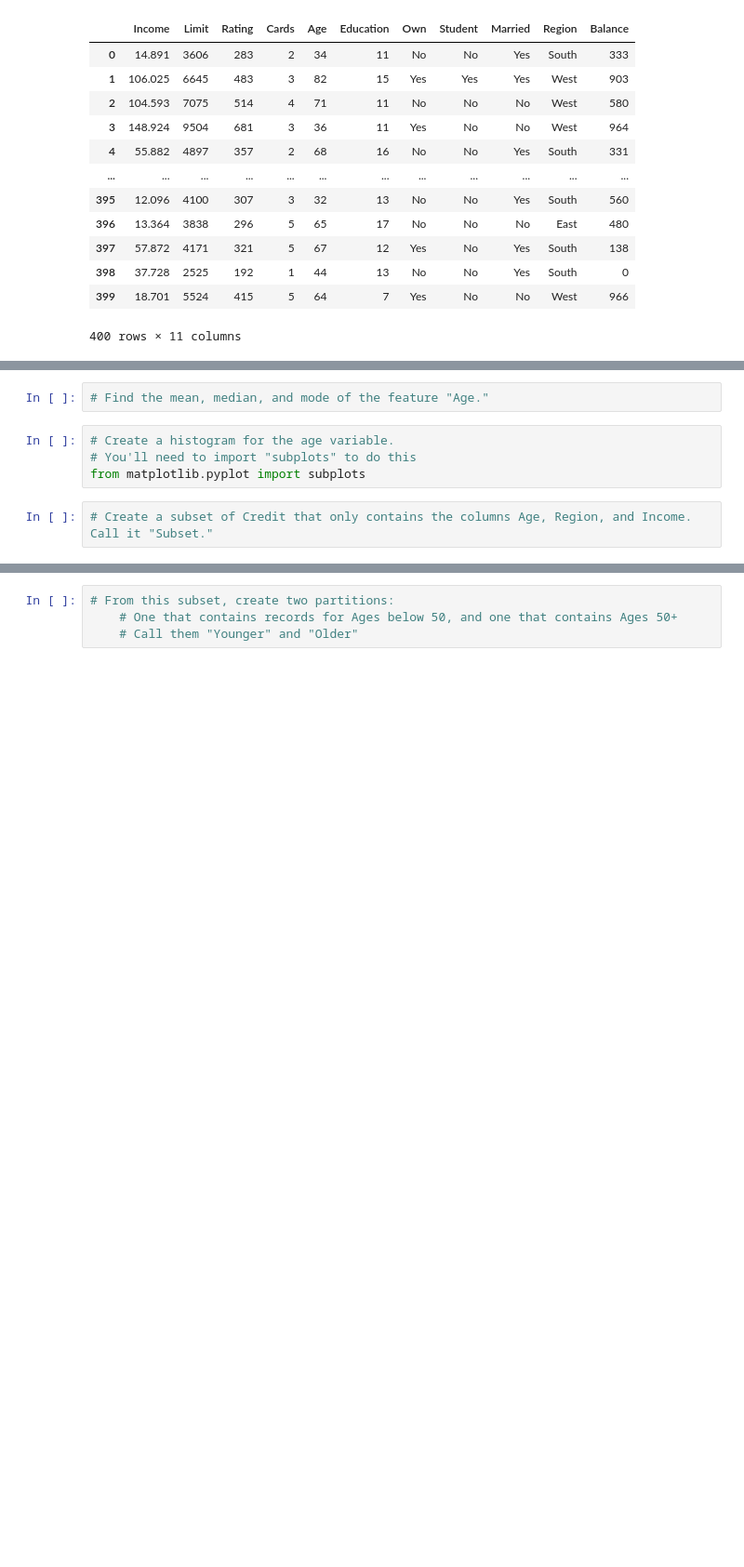
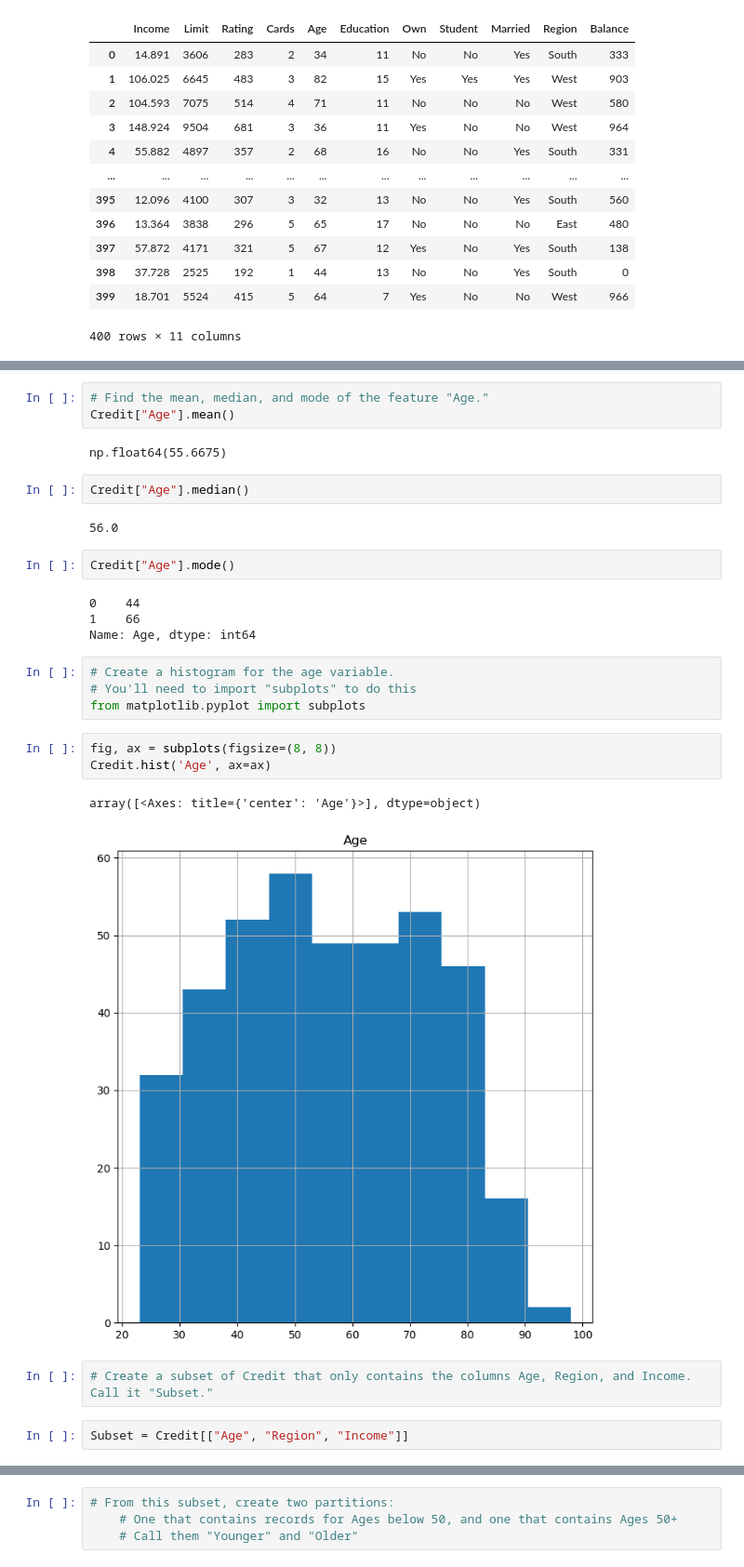
Before and after one commit to katesnow1/code_2600, a Jupyter notebook: week1_lab.ipynb, the cells around one changed output, grey strips where cells are left out. Shown at 93% size. Saved outputs shown, nothing was run; the diff lists cells and outputs as text; blank space fills up the shorter version.

```diff
--- a/week1_lab.ipynb
+++ b/week1_lab.ipynb
@@ -24,8 +43,29 @@ Credit
 # %%
 # Find the mean, median, and mode of the feature "Age."
+Credit["Age"].mean()
+# %% [output]
+np.float64(55.6675)
+# %%
+Credit["Age"].median()
+# %% [output]
+56.0
+# %%
+Credit["Age"].mode()
+# %% [output]
+0    44
+1    66
+Name: Age, dtype: int64
 # %%
 # Create a histogram for the age variable.
 # You'll need to import "subplots" to do this
 from matplotlib.pyplot import subplots
+# %%
+fig, ax = subplots(figsize=(8, 8))
+Credit.hist('Age', ax=ax)
+# %% [output]
+array([<Axes: title={'center': 'Age'}>], dtype=object)
+[figure, added]
 # %%
 # Create a subset of Credit that only contains the columns Age, Region, and Income. Call it "Subset."
+# %%
+Subset = Credit[["Age", "Region", "Income"]]
```
Also changed, not shown: parts of 12 cells of this notebook, 2 other files.
